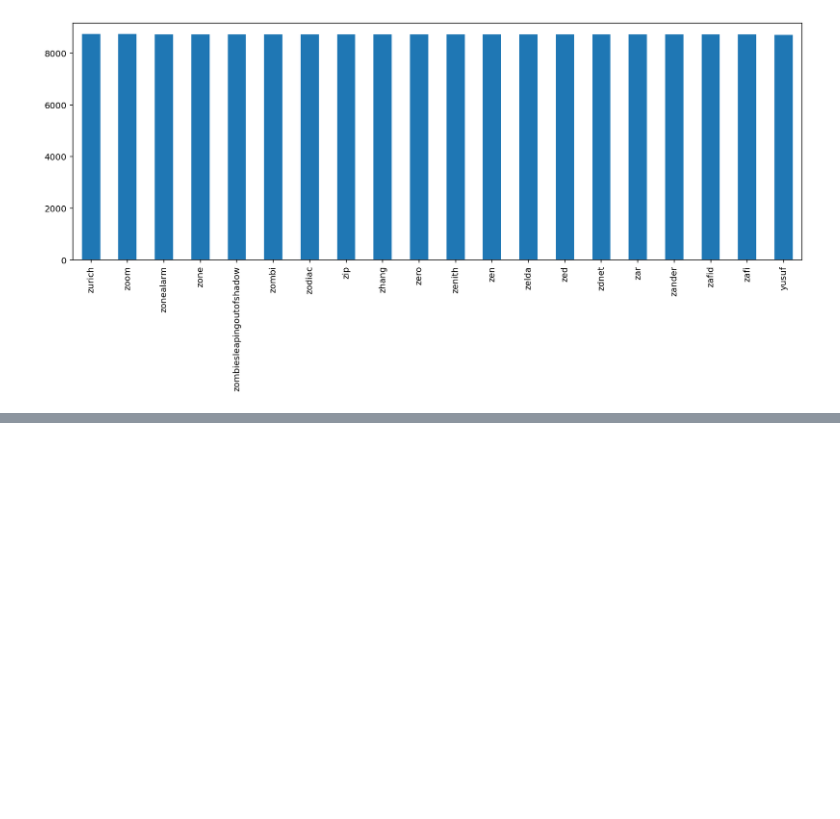
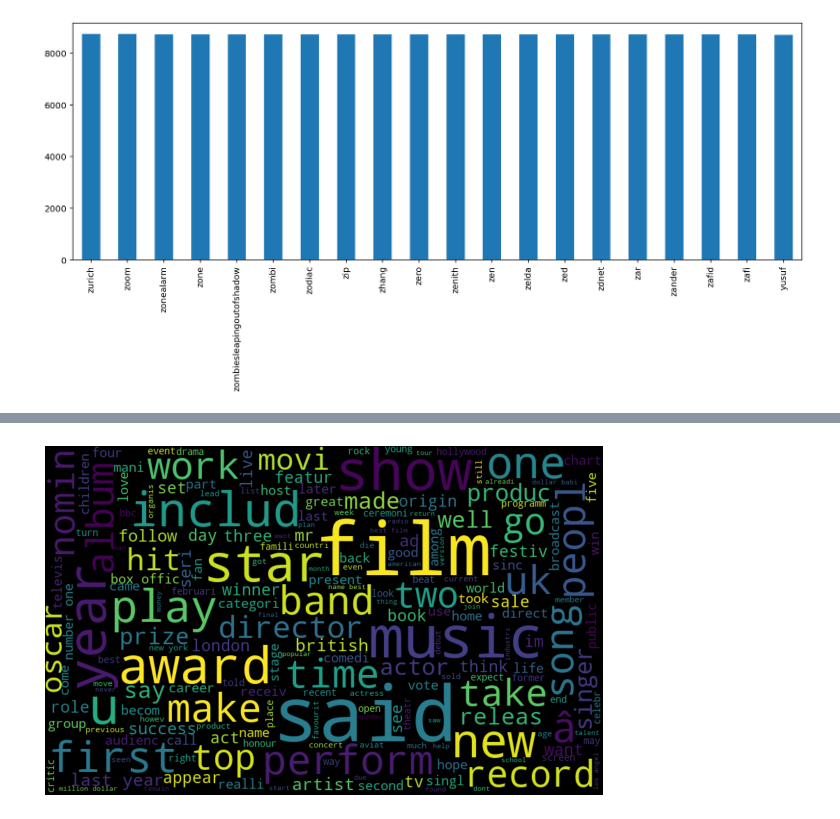
Before and after one commit to BalajiJadhav015/Topic-Modeling-On-News-Article, a Jupyter notebook: News Topic Modeling.ipynb, the cells around one changed output, grey strips where cells are left out. Cells and saved outputs as stored; diff of their text form; code cells hidden in the pictures; blank space fills up the shorter version.

```diff
--- a/News Topic Modeling.ipynb
+++ b/News Topic Modeling.ipynb
@@ -418,0 +437,7 @@ top_vacab.plot(kind = 'bar', figsize=(15,5))
+# %%
+subset=data[data.type=="entertainment"]
+text=subset.news.values
+words =" ".join(text)
+create_wordcloud(words)
+# %% [output]
+[figure, added]
```
Also changed, not shown: parts of 7 cells of this notebook.
